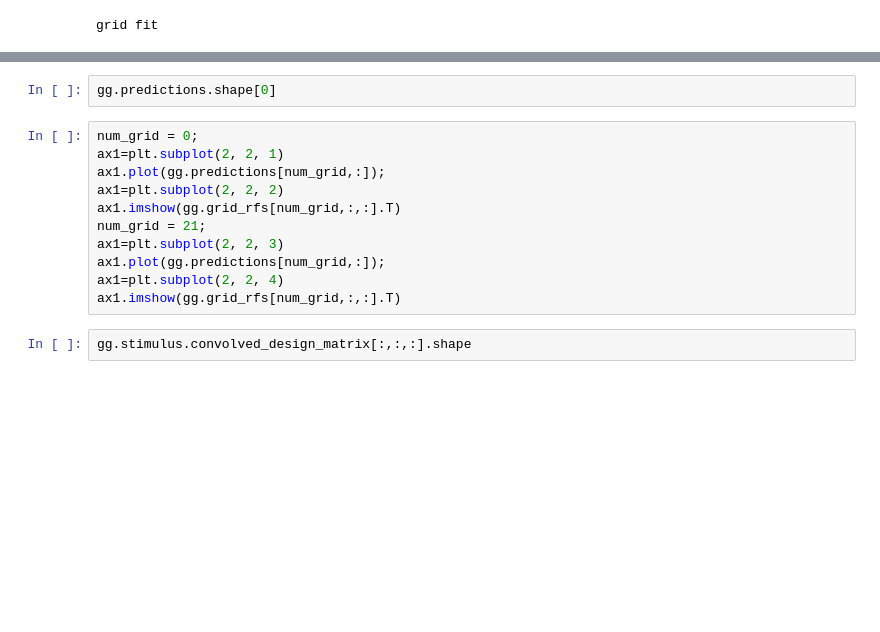
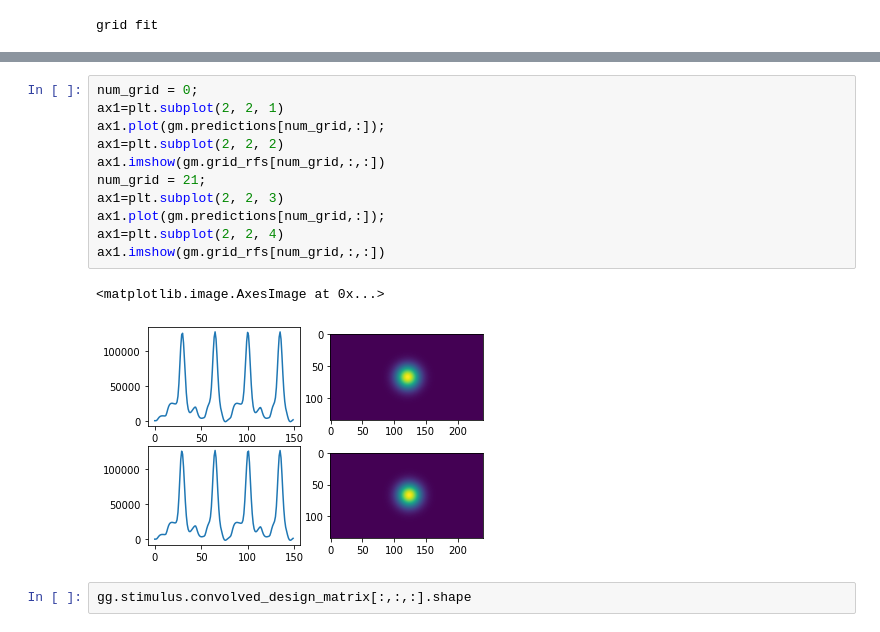
Before and after one commit to mszinte/pRFgazeMod, a Jupyter notebook: mri_analysis/fit/notebook/test_prfpy.ipynb, the cells around one changed output, grey strips where cells are left out. Drawn from its saved outputs; the diff is of its cells as text; blank space fills up the shorter version.

```diff
--- a/mri_analysis/fit/notebook/test_prfpy.ipynb
+++ b/mri_analysis/fit/notebook/test_prfpy.ipynb
@@ -232,16 +187,17 @@ ax1.imshow(gg.grid_rfs[num_grid,:,:].T)
-# %%
-gg.predictions.shape[0]
 # %%
 num_grid = 0;
 ax1=plt.subplot(2, 2, 1)
-ax1.plot(gg.predictions[num_grid,:]);
+ax1.plot(gm.predictions[num_grid,:]);
 ax1=plt.subplot(2, 2, 2)
-ax1.imshow(gg.grid_rfs[num_grid,:,:].T)
+ax1.imshow(gm.grid_rfs[num_grid,:,:])
 num_grid = 21;
 ax1=plt.subplot(2, 2, 3)
-ax1.plot(gg.predictions[num_grid,:]);
+ax1.plot(gm.predictions[num_grid,:]);
 ax1=plt.subplot(2, 2, 4)
-ax1.imshow(gg.grid_rfs[num_grid,:,:].T)
+ax1.imshow(gm.grid_rfs[num_grid,:,:])
+# %% [output]
+<matplotlib.image.AxesImage at 0x...>
+[figure, added]
 # %%
 gg.stimulus.convolved_design_matrix[:,:,:].shape
 # %%
```
Also changed, not shown: parts of 18 cells of this notebook, 5 other files.
